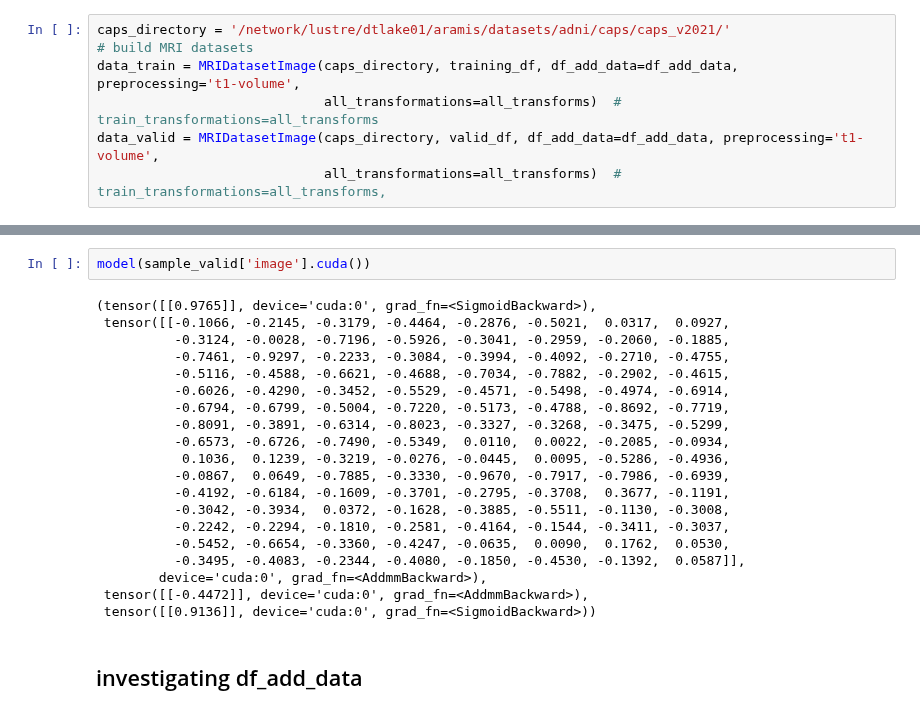
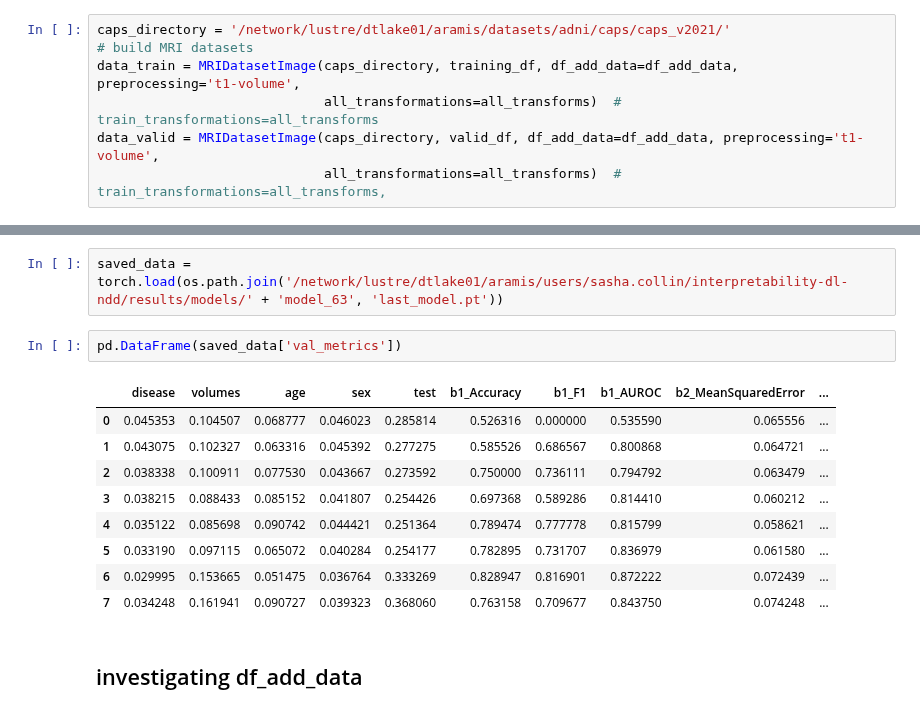
Before and after one commit to cosasha97/interpretability-dl-ndd, a Jupyter notebook: experiments.ipynb, the cells around one changed output, grey strips where cells are left out. Cells and saved outputs as stored; diff of their text form.

```diff
--- a/experiments.ipynb
+++ b/experiments.ipynb
@@ -898,25 +946,17 @@ resu
 # %%
-model(sample_valid['image'].cuda())
+saved_data = torch.load(os.path.join('/network/lustre/dtlake01/aramis/users/sasha.collin/interpretability-dl-ndd/results/models/' + 'model_63', 'last_model.pt'))
-# %% [output]
-(tensor([[0.9765]], device='cuda:0', grad_fn=<SigmoidBackward>),
- tensor([[-0.1066, -0.2145, -0.3179, -0.4464, -0.2876, -0.5021,  0.0317,  0.0927,
-          -0.3124, -0.0028, -0.7196, -0.5926, -0.3041, -0.2959, -0.2060, -0.1885,
-          -0.7461, -0.9297, -0.2233, -0.3084, -0.3994, -0.4092, -0.2710, -0.4755,
-          -0.5116, -0.4588, -0.6621, -0.4688, -0.7034, -0.7882, -0.2902, -0.4615,
-          -0.6026, -0.4290, -0.3452, -0.5529, -0.4571, -0.5498, -0.4974, -0.6914,
-          -0.6794, -0.6799, -0.5004, -0.7220, -0.5173, -0.4788, -0.8692, -0.7719,
-          -0.8091, -0.3891, -0.6314, -0.8023, -0.3327, -0.3268, -0.3475, -0.5299,
-          -0.6573, -0.6726, -0.7490, -0.5349,  0.0110,  0.0022, -0.2085, -0.0934,
-           0.1036,  0.1239, -0.3219, -0.0276, -0.0445,  0.0095, -0.5286, -0.4936,
-          -0.0867,  0.0649, -0.7885, -0.3330, -0.9670, -0.7917, -0.7986, -0.6939,
-          -0.4192, -0.6184, -0.1609, -0.3701, -0.2795, -0.3708,  0.3677, -0.1191,
-          -0.3042, -0.3934,  0.0372, -0.1628, -0.3885, -0.5511, -0.1130, -0.3008,
-          -0.2242, -0.2294, -0.1810, -0.2581, -0.4164, -0.1544, -0.3411, -0.3037,
-          -0.5452, -0.6654, -0.3360, -0.4247, -0.0635,  0.0090,  0.1762,  0.0530,
-          -0.3495, -0.4083, -0.2344, -0.4080, -0.1850, -0.4530, -0.1392,  0.0587]],
-        device='cuda:0', grad_fn=<AddmmBackward>),
- tensor([[-0.4472]], device='cuda:0', grad_fn=<AddmmBackward>),
- tensor([[0.9136]], device='cuda:0', grad_fn=<SigmoidBackward>))
+# %%
+pd.DataFrame(saved_data['val_metrics'])
+# %% [output]
+|  | disease | volumes | age | sex | test | b1_Accuracy | b1_F1 | b1_AUROC | b2_MeanSquaredError | ... |
+| 0 | 0.045353 | 0.104507 | 0.068777 | 0.046023 | 0.285814 | 0.526316 | 0.000000 | 0.535590 | 0.065556 | ... |
+| 1 | 0.043075 | 0.102327 | 0.063316 | 0.045392 | 0.277275 | 0.585526 | 0.686567 | 0.800868 | 0.064721 | ... |
+| 2 | 0.038338 | 0.100911 | 0.077530 | 0.043667 | 0.273592 | 0.750000 | 0.736111 | 0.794792 | 0.063479 | ... |
+| 3 | 0.038215 | 0.088433 | 0.085152 | 0.041807 | 0.254426 | 0.697368 | 0.589286 | 0.814410 | 0.060212 | ... |
+| 4 | 0.035122 | 0.085698 | 0.090742 | 0.044421 | 0.251364 | 0.789474 | 0.777778 | 0.815799 | 0.058621 | ... |
+| 5 | 0.033190 | 0.097115 | 0.065072 | 0.040284 | 0.254177 | 0.782895 | 0.731707 | 0.836979 | 0.061580 | ... |
+| 6 | 0.029995 | 0.153665 | 0.051475 | 0.036764 | 0.333269 | 0.828947 | 0.816901 | 0.872222 | 0.072439 | ... |
+| 7 | 0.034248 | 0.161941 | 0.090727 | 0.039323 | 0.368060 | 0.763158 | 0.709677 | 0.843750 | 0.074248 | ... |
 # %% [markdown]
 ## investigating df_add_data
 # %%
```
Also changed, not shown: parts of 17 cells of this notebook, 3 other files.
